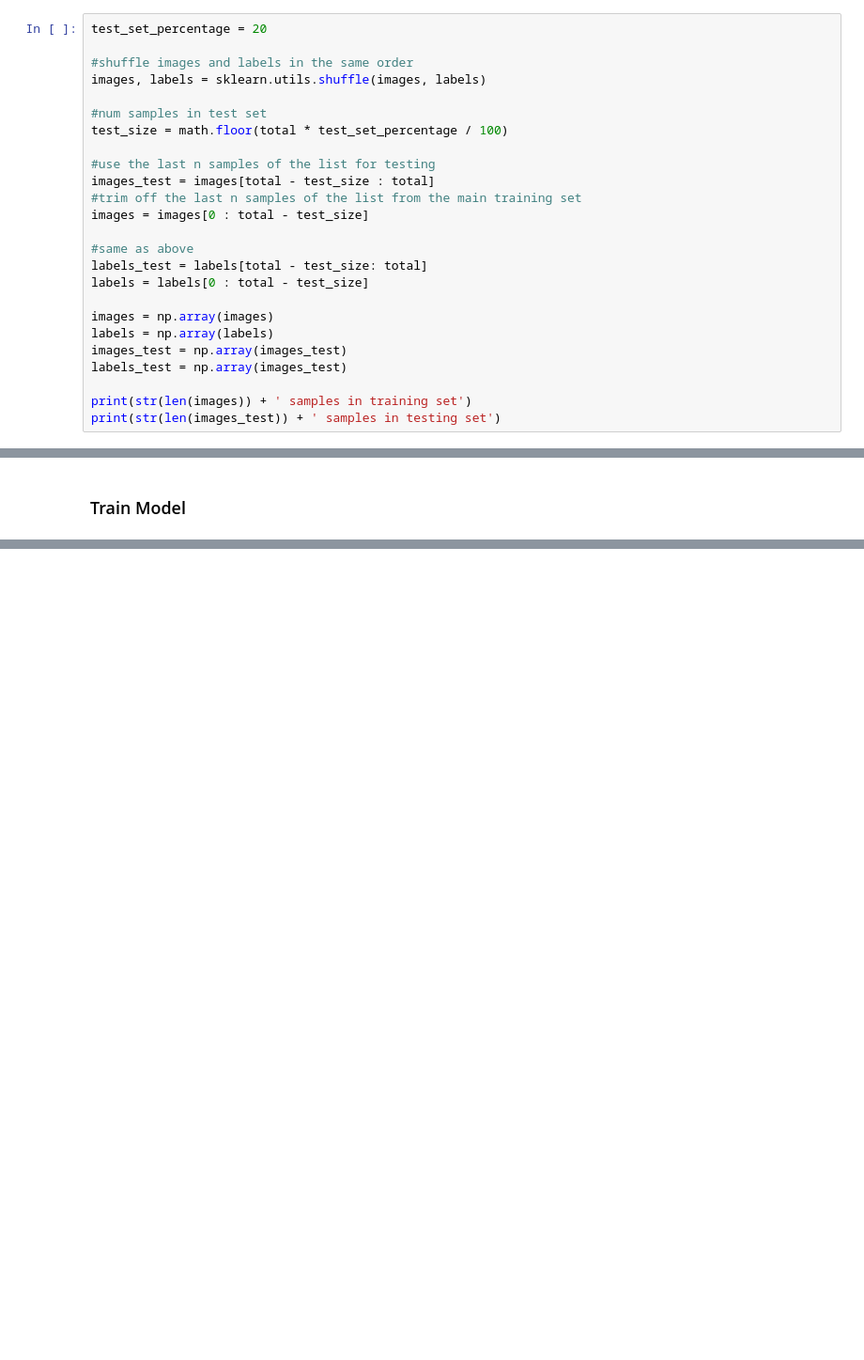
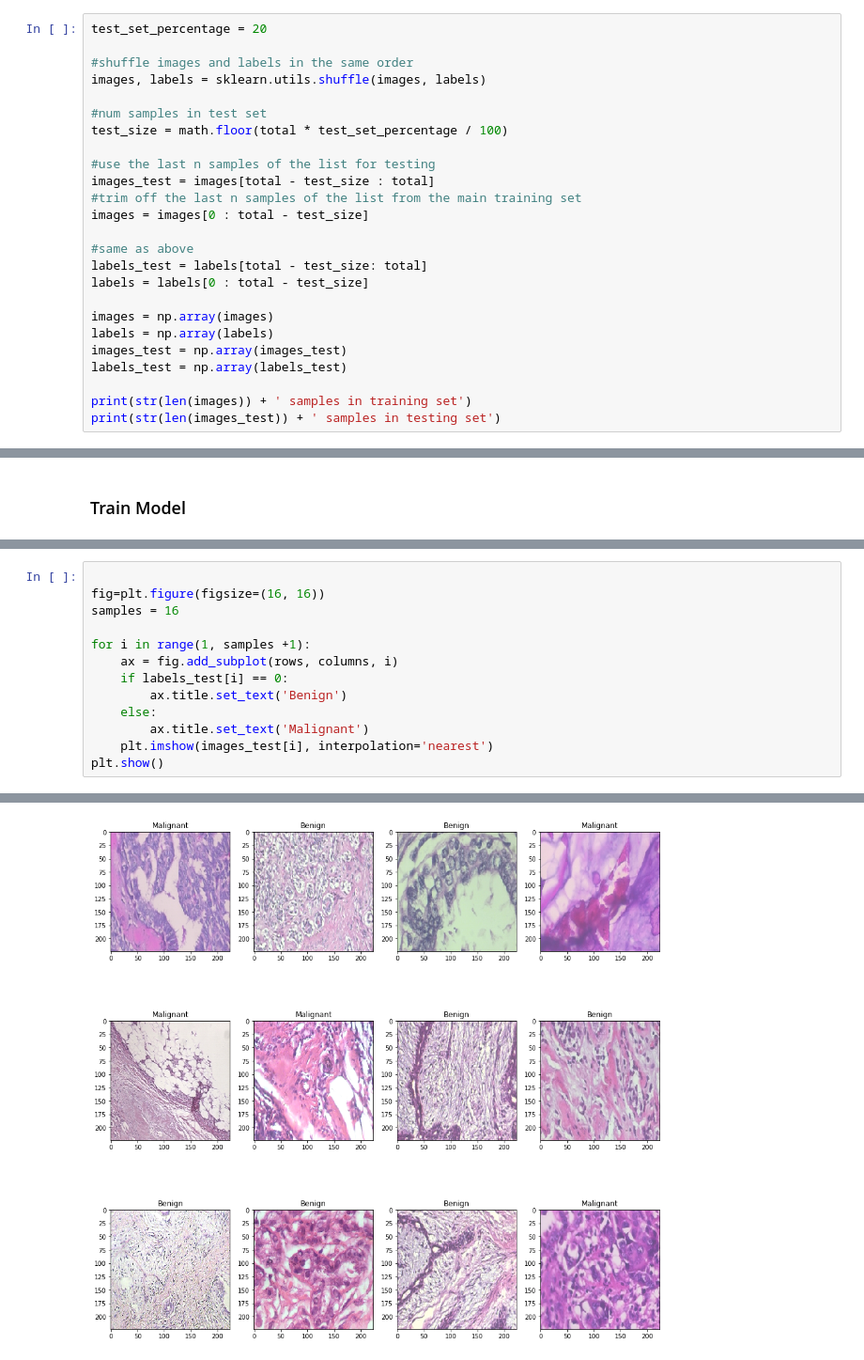
Before and after one commit to jordan0123/ml-course-project, a Jupyter notebook: ML Project.ipynb, the cells around one changed output, grey strips where cells are left out. Shown at 94% size. Cells and saved outputs as stored; diff of their text form; blank space fills up the shorter version.

```diff
--- a/ML Project.ipynb
+++ b/ML Project.ipynb
@@ -93,7 +93,7 @@ labels = labels[0 : total - test_size]
 images = np.array(images)
 labels = np.array(labels)
 images_test = np.array(images_test)
-labels_test = np.array(images_test)
+labels_test = np.array(labels_test)
 
 print(str(len(images)) + ' samples in training set')
 print(str(len(images_test)) + ' samples in testing set')
@@ -136,0 +141,14 @@ ValueError: cannot reshape array of size 5 into shape (1,0)
+# %%
+
+fig=plt.figure(figsize=(16, 16))
+samples = 16
+
+for i in range(1, samples +1):
+    ax = fig.add_subplot(rows, columns, i)
+    if labels_test[i] == 0:
+        ax.title.set_text('Benign')
+    else:
+        ax.title.set_text('Malignant')
+    plt.imshow(images_test[i], interpolation='nearest')
+plt.show()
+# %% [output]
@@ -136,0 +156 @@ ValueError: cannot reshape array of size 5 into shape (1,0)
+[figure, added]
```
Also changed, not shown: parts of 5 cells of this notebook.
